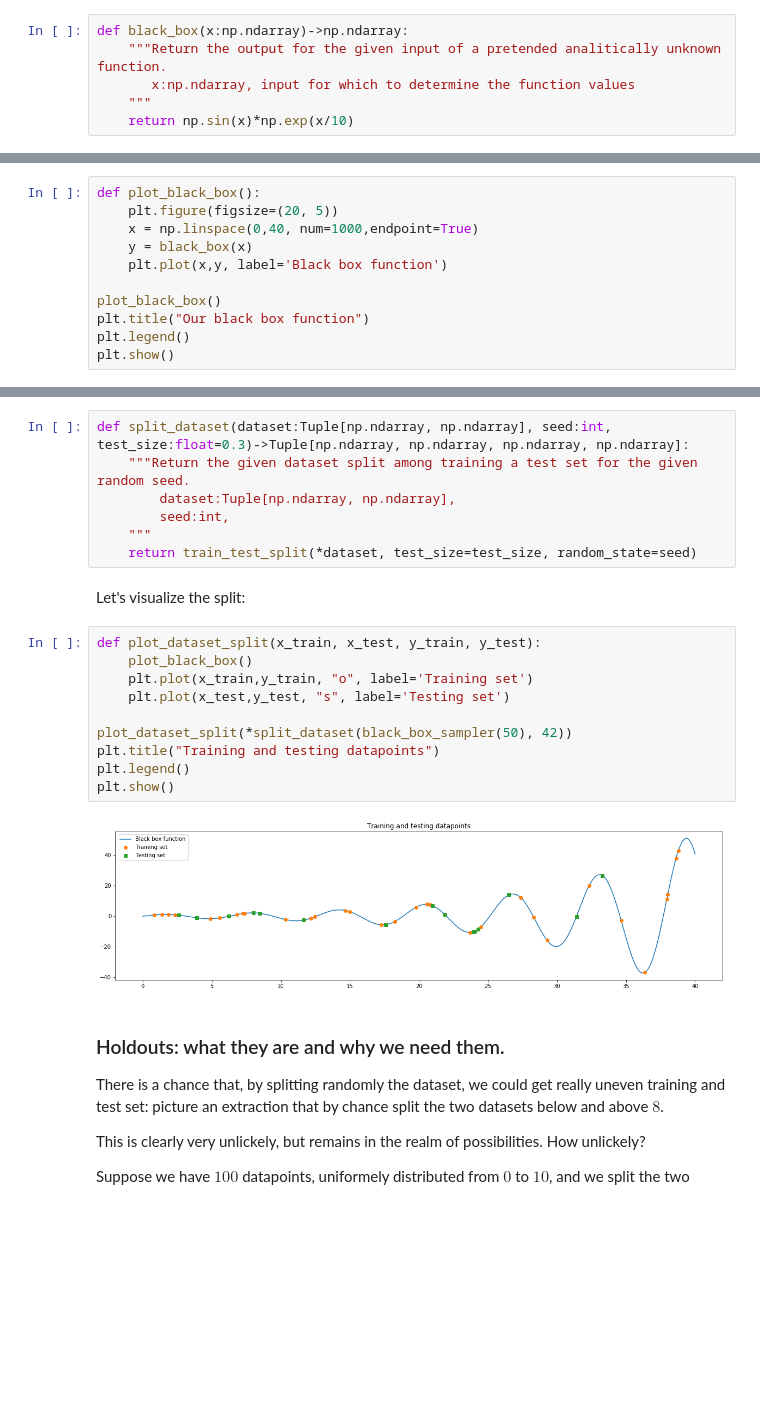
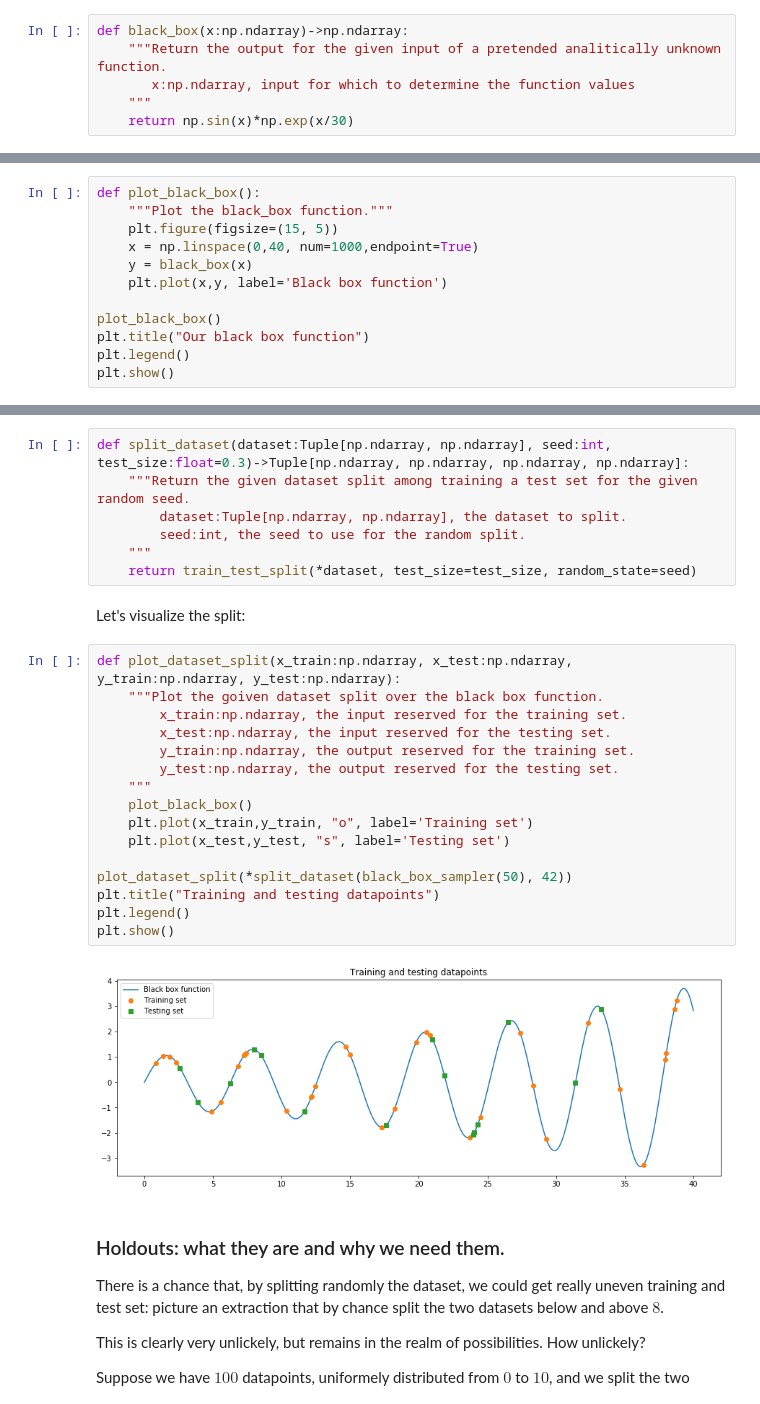
Before and after one commit to LucaCappelletti94/Master-in-Bioinformatics-and-Functional-genomics, a Jupyter notebook: 1 - 6:05:2019 - Lesson on MLP/Lesson on MLP.ipynb, the cells around one changed output, grey strips where cells are left out. Saved outputs shown, nothing was run; the diff lists cells and outputs as text; blank space fills up the shorter version.

```diff
--- a/1 - 6:05:2019 - Lesson on MLP/Lesson on MLP.ipynb
+++ b/1 - 6:05:2019 - Lesson on MLP/Lesson on MLP.ipynb
@@ -67,12 +89,13 @@ def black_box(x:np.ndarray)->np.ndarray:
     """Return the output for the given input of a pretended analitically unknown function.
        x:np.ndarray, input for which to determine the function values
     """
-    return np.sin(x)*np.exp(x/10)
+    return np.sin(x)*np.exp(x/30)
 # %% [markdown]
 To visualize how our function looks like, even though usually we do not know, we can plot a few datapoints as follow, using `matplotlib`:
 # %%
 def plot_black_box():
-    plt.figure(figsize=(20, 5))
+    """Plot the black_box function."""
+    plt.figure(figsize=(15, 5))
     x = np.linspace(0,40, num=1000,endpoint=True)
     y = black_box(x)
     plt.plot(x,y, label='Black box function')
@@ -117,24 +140,30 @@ To split the dataset in two we will use the function `train_test_split` from the
 # %%
 def split_dataset(dataset:Tuple[np.ndarray, np.ndarray], seed:int, test_size:float=0.3)->Tuple[np.ndarray, np.ndarray, np.ndarray, np.ndarray]:
     """Return the given dataset split among training a test set for the given random seed.
-        dataset:Tuple[np.ndarray, np.ndarray],
-        seed:int,
+        dataset:Tuple[np.ndarray, np.ndarray], the dataset to split.
+        seed:int, the seed to use for the random split.
     """
     return train_test_split(*dataset, test_size=test_size, random_state=seed)
 # %% [markdown]
 Let's visualize the split:
 # %%
-def plot_dataset_split(x_train, x_test, y_train, y_test):
+def plot_dataset_split(x_train:np.ndarray, x_test:np.ndarray, y_train:np.ndarray, y_test:np.ndarray):
+    """Plot the goiven dataset split over the black box function.
+        x_train:np.ndarray, the input reserved for the training set.
+        x_test:np.ndarray, the input reserved for the testing set.
+        y_train:np.ndarray, the output reserved for the training set.
+        y_test:np.ndarray, the output reserved for the testing set.
+    """
     plot_black_box()
     plt.plot(x_train,y_train, "o", label='Training set')
     plt.plot(x_test,y_test, "s", label='Testing set')
 
 plot_dataset_split(*split_dataset(black_box_sampler(50), 42))
 plt.title("Training and testing datapoints")
 plt.legend()
 plt.show()
 # %% [output]
-[figure, old version]
+[figure, new version]
 # %% [markdown]
 ### Holdouts: what they are and why we need them.
 There is a chance that, by splitting randomly the dataset, we could get really uneven training and test set: picture an extraction that by chance split the two datasets below and above $8$.
```
Also changed, not shown: parts of 26 cells of this notebook.
